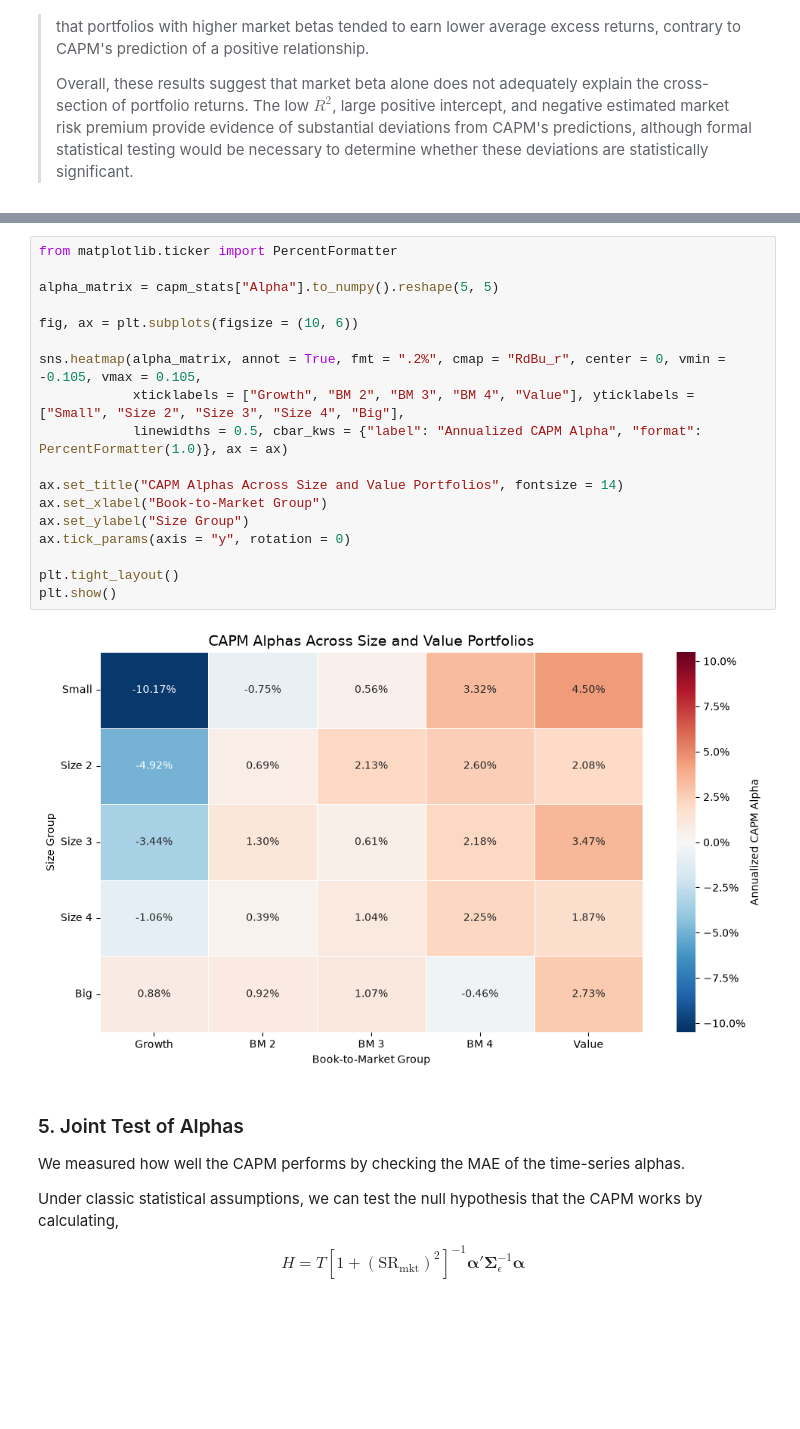
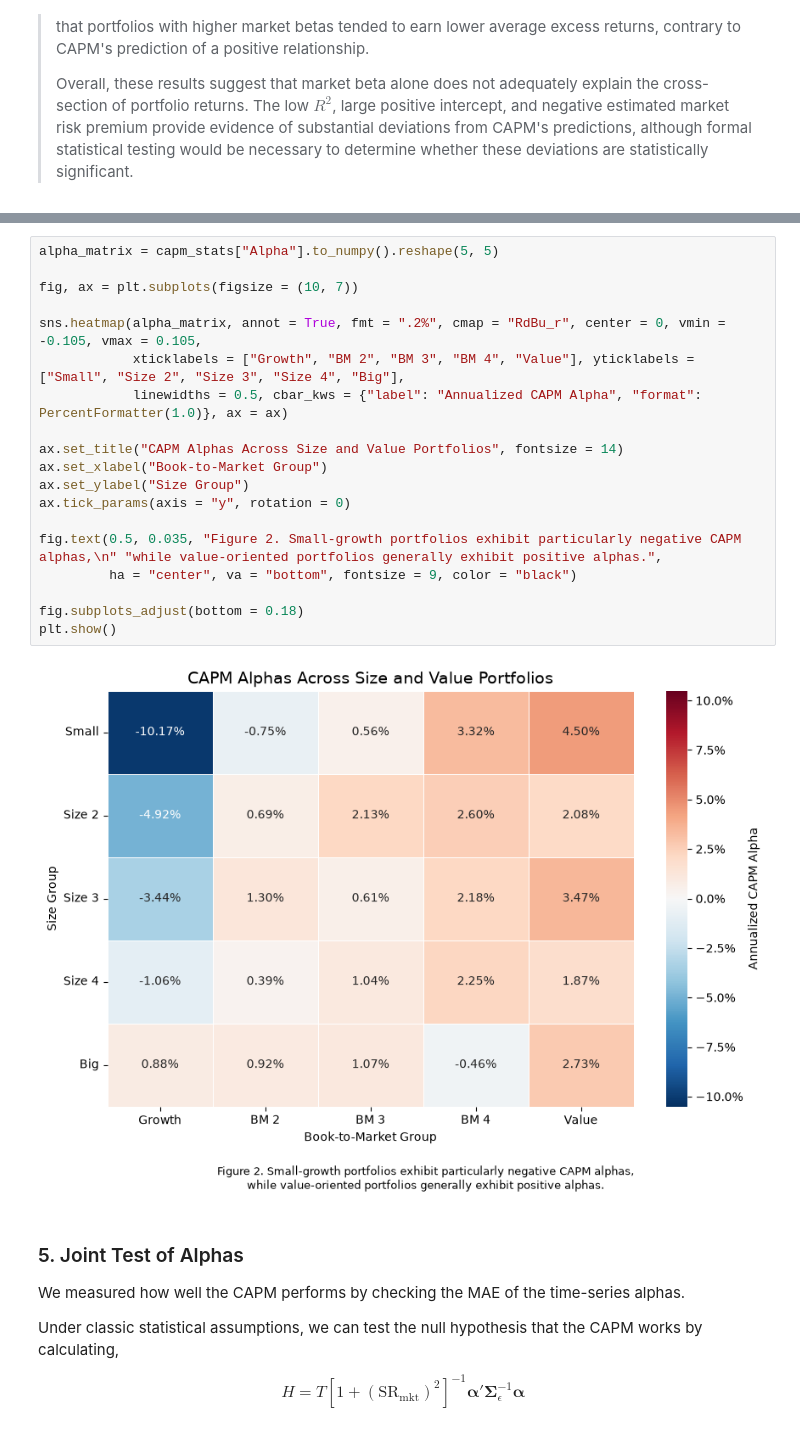
Before and after one commit to ltemry/FINM_Portfolio_GroupB, a Jupyter notebook: ivy-work/dfa-case-study.ipynb, the cells around one changed output, grey strips where cells are left out. Cells and saved outputs as stored; diff of their text form; blank space fills up the shorter version.

Commit message:
adjustments

```diff
--- a/ivy-work/dfa-case-study.ipynb
+++ b/ivy-work/dfa-case-study.ipynb
@@ -443,25 +495,26 @@ Broadly speaking, do these results support DFA's belief in size and value portfo
 >
 > Together, these findings suggest that market beta alone does not adequately explain the cross-section of portfolio returns which isconsistent with DFA's emphasis on additional size and value exposures. However, the results do not conclusively establish that size and value are independently priced risk factors. This would require further multifactor analysis.
 # %%
-from matplotlib.ticker import PercentFormatter
-
 alpha_matrix = capm_stats["Alpha"].to_numpy().reshape(5, 5)
 
-fig, ax = plt.subplots(figsize = (10, 6))
+fig, ax = plt.subplots(figsize = (10, 7))
 
 sns.heatmap(alpha_matrix, annot = True, fmt = ".2%", cmap = "RdBu_r", center = 0, vmin = -0.105, vmax = 0.105,
             xticklabels = ["Growth", "BM 2", "BM 3", "BM 4", "Value"], yticklabels = ["Small", "Size 2", "Size 3", "Size 4", "Big"],
             linewidths = 0.5, cbar_kws = {"label": "Annualized CAPM Alpha", "format": PercentFormatter(1.0)}, ax = ax)
 
 ax.set_title("CAPM Alphas Across Size and Value Portfolios", fontsize = 14)
 ax.set_xlabel("Book-to-Market Group")
 ax.set_ylabel("Size Group")
 ax.tick_params(axis = "y", rotation = 0)
 
-plt.tight_layout()
+fig.text(0.5, 0.035, "Figure 2. Small-growth portfolios exhibit particularly negative CAPM alphas,\n" "while value-oriented portfolios generally exhibit positive alphas.",
+         ha = "center", va = "bottom", fontsize = 9, color = "black")
+
+fig.subplots_adjust(bottom = 0.18)
 plt.show()
 # %% [output]
-[figure, old version]
+[figure, new version]
 # %% [markdown]
 ### 5. Joint Test of Alphas
 
```
Also changed, not shown: parts of 7 cells of this notebook.
